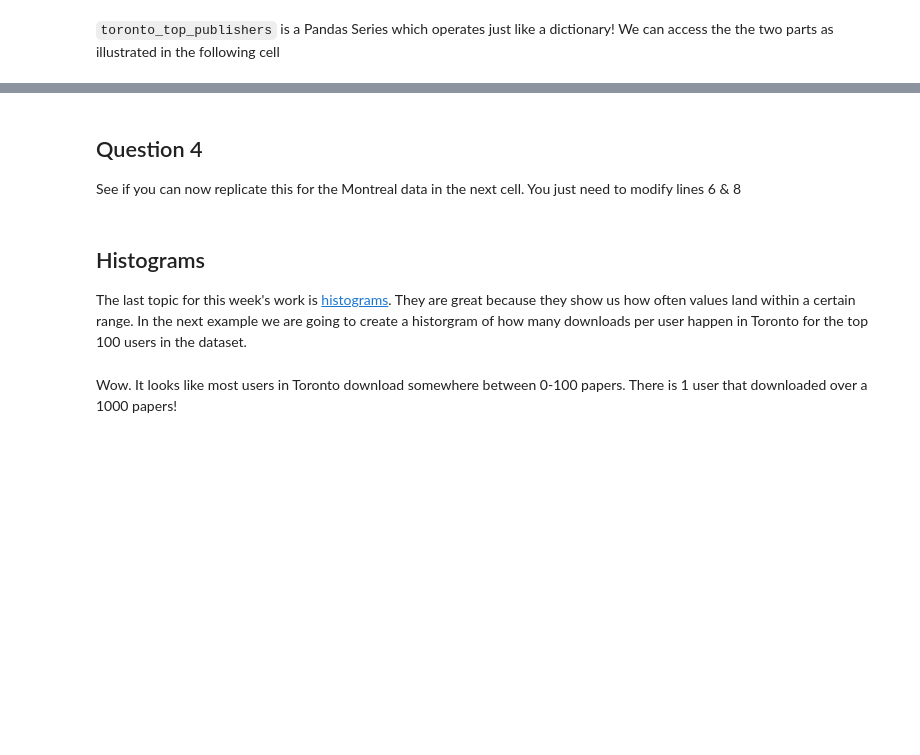
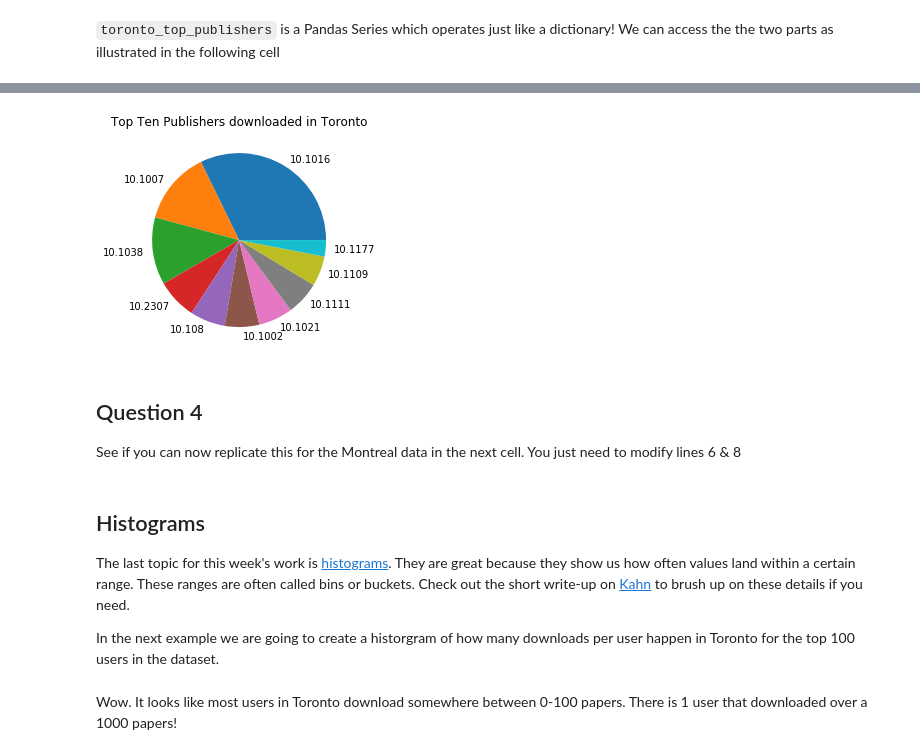
Before and after one commit to elibtronic/lja_python_for_librarians, a Jupyter notebook: Week_3_Workalong.ipynb, the cells around one changed output, grey strips where cells are left out. Cells and saved outputs as stored; diff of their text form; code cells hidden in the pictures; blank space fills up the shorter version.

Commit message:
Weeks 1-3 revised. Just 4 to go before flipping live.

```diff
--- a/Week_3_Workalong.ipynb
+++ b/Week_3_Workalong.ipynb
@@ -174,10 +199,12 @@ for i in toronto_top_publishers.data:
 # %%
 ## Finally, let's make our Pie
 
-plt.pie(toronto_top_publishers, labels=toronto_top_publishers.index)
+plt.pie(toronto_top_publishers.values, labels=toronto_top_publishers.index)
 
-plt.title("Top Ten Publishers downloded in Toronto")
+plt.title("Top Ten Publishers downloaded in Toronto")
 plt.show()
+# %% [output]
+[figure, added]
 # %% [markdown]
 ## Question 4
 
@@ -195,7 +222,9 @@ plt.show()
 # %% [markdown]
 ## Histograms
 
-The last topic for this week's work is [histograms](https://en.wikipedia.org/wiki/Histogram). They are great because they show us how often values land within a certain range. In the next example we are going to create a historgram of how many downloads per user happen in Toronto for the top 100 users in the dataset.
+The last topic for this week's work is [histograms](https://en.wikipedia.org/wiki/Histogram). They are great because they show us how often values land within a certain range. These ranges are often called bins or buckets. Check out the short write-up on [Kahn](https://www.khanacademy.org/math/statistics-probability/displaying-describing-data/quantitative-data-graphs/a/histograms-review) to brush up on these details if you need.
+
+In the next example we are going to create a historgram of how many downloads per user happen in Toronto for the top 100 users in the dataset.
 # %%
 #This should look similar to our Toronto example for publisher info
 #Here we we are grouping our Toronto data by "user_id", getting the count of that
```
Also changed, not shown: parts of 11 cells of this notebook, 5 other files.
